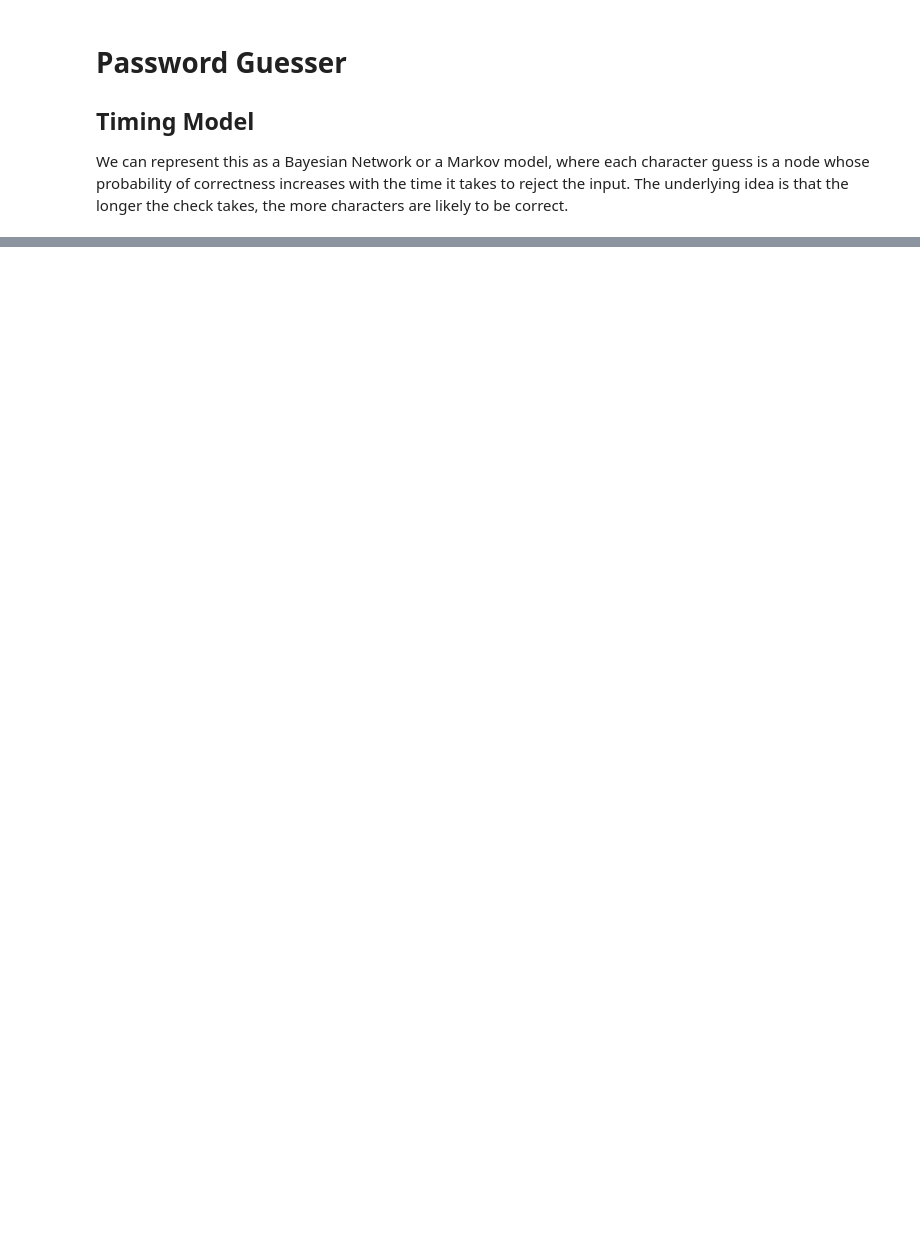
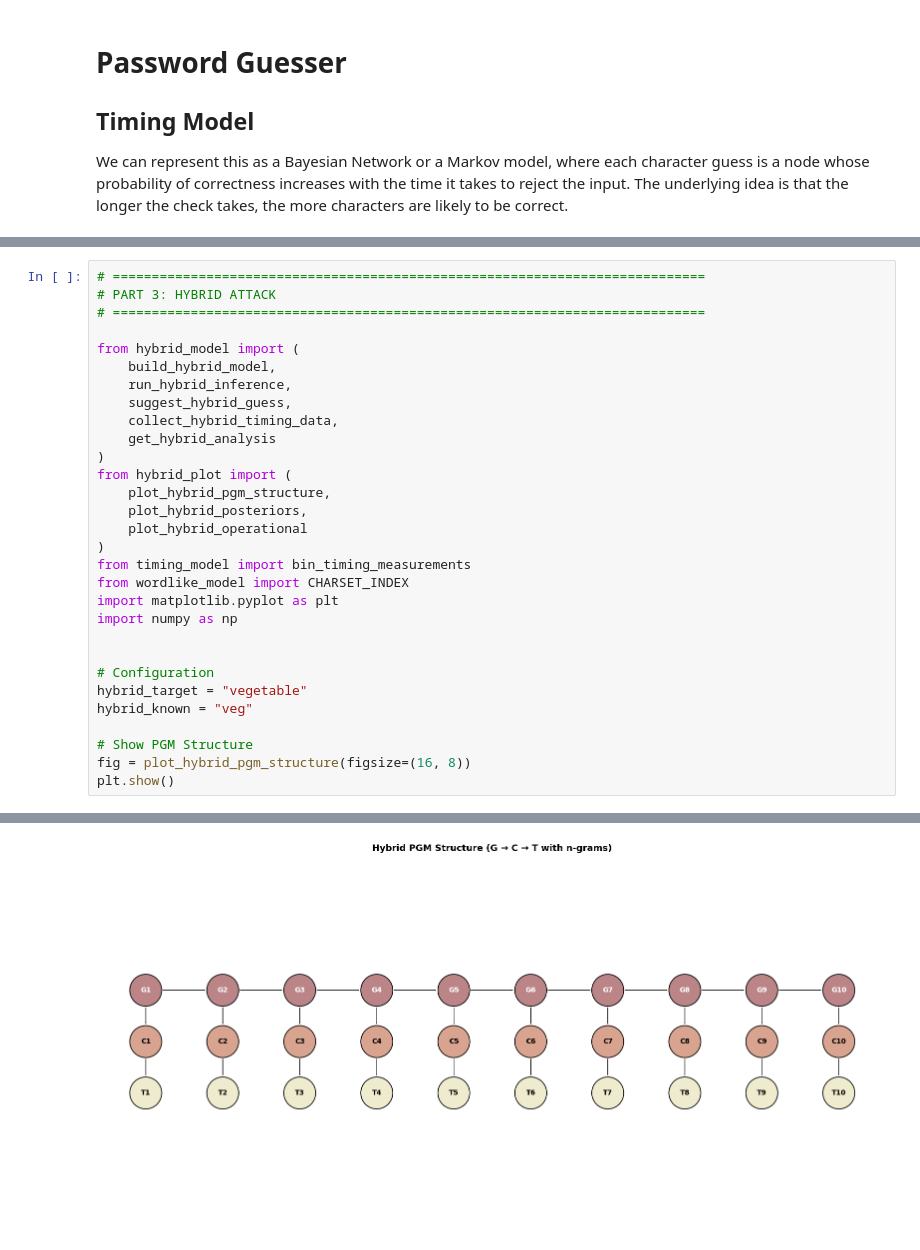
Before and after one commit to ek976/cybersecurity_pgm, a Jupyter notebook: hacking_examples_with_pgm.ipynb, the cells around one changed output, grey strips where cells are left out. Drawn from its saved outputs; the diff is of its cells as text; blank space fills up the shorter version.

```diff
--- a/hacking_examples_with_pgm.ipynb
+++ b/hacking_examples_with_pgm.ipynb
@@ -885,0 +240,31 @@ Hybrid accuracy: 6/7 = 85.71%
+# %%
+# ============================================================================
+# PART 3: HYBRID ATTACK
+# ============================================================================
+
+from hybrid_model import (
+    build_hybrid_model,
+    run_hybrid_inference,
+    suggest_hybrid_guess,
+    collect_hybrid_timing_data,
+    get_hybrid_analysis
+)
+from hybrid_plot import (
+    plot_hybrid_pgm_structure,
+    plot_hybrid_posteriors,
+    plot_hybrid_operational
+)
+from timing_model import bin_timing_measurements
+from wordlike_model import CHARSET_INDEX
+import matplotlib.pyplot as plt
+import numpy as np
+
+
+# Configuration
+hybrid_target = "vegetable"
+hybrid_known = "veg"
+
+# Show PGM Structure
+fig = plot_hybrid_pgm_structure(figsize=(16, 8))
+plt.show()
+# %% [output]
@@ -885,0 +273 @@ Hybrid accuracy: 6/7 = 85.71%
+[figure, added]
```
Also changed, not shown: parts of 50 cells of this notebook, 28 other files.
